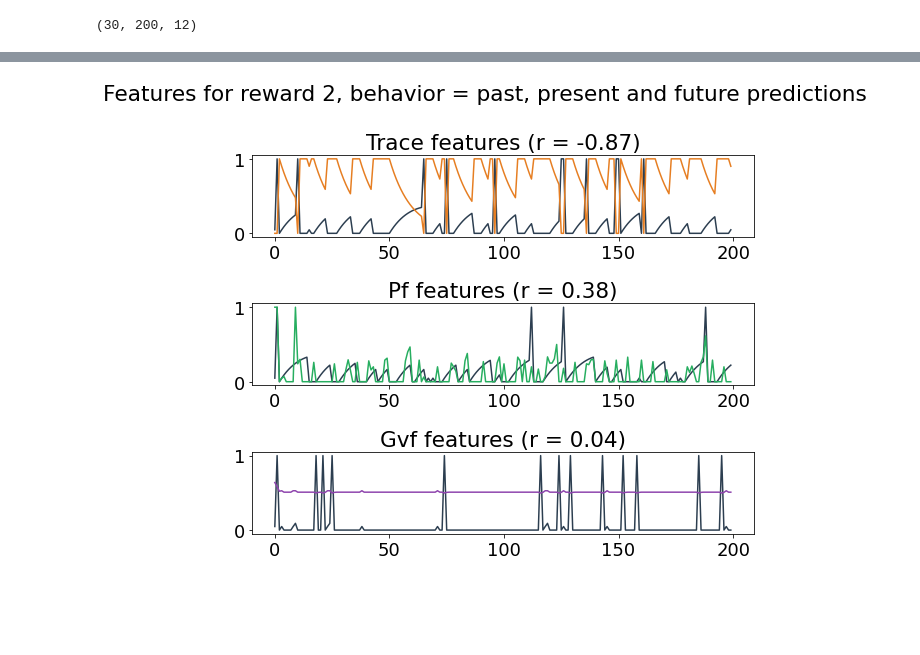
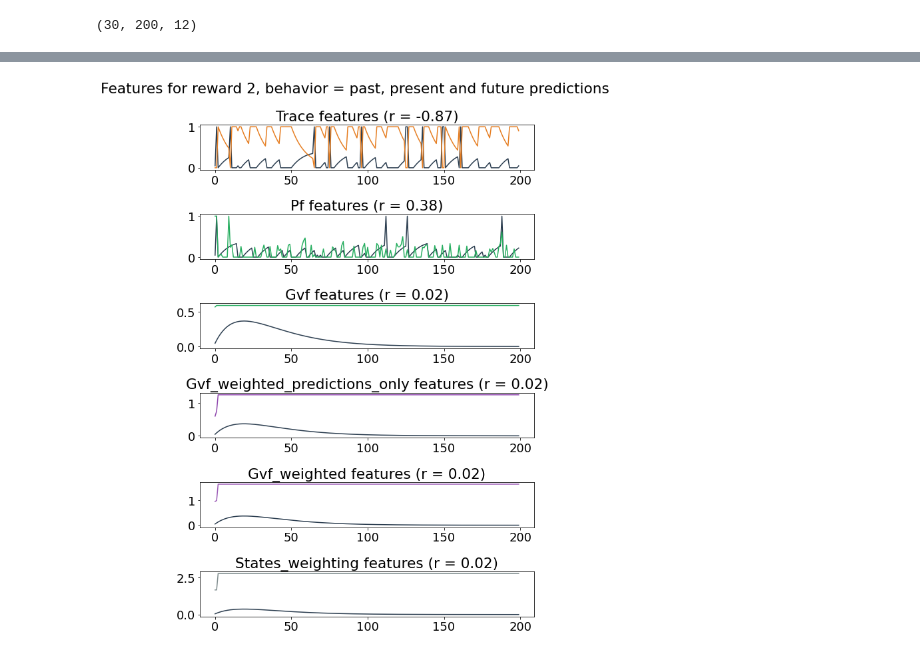
Before and after one commit to taodav/aux-inputs, a Jupyter notebook: analysis/lobster_obs.ipynb, the cells around one changed output, grey strips where cells are left out. Saved outputs shown, nothing was run; the diff lists cells and outputs as text; code cells hidden in the pictures; blank space fills up the shorter version.

```diff
--- a/analysis/lobster_obs.ipynb
+++ b/analysis/lobster_obs.ipynb
@@ -37,7 +37,7 @@ for k, corr in all_corr.items():
 # %%
 # plotting raw predictions
 gt_color = "#2c3e50"
-other_colors = ["#e67e22", "#27ae60", "#8e44ad"]
+other_colors = ["#e67e22", "#27ae60", "#8e44ad", "#9b59b6"]
 batch_idx = 0
 
 
@@ -74,22 +91,47 @@ gt_gvf_other_predictions = all_other_obs['2e_2g'][:, :, [4, 7]]
 
 trace_other_predictions = all_other_obs['2o'][:, :, [3, 6]]
 gvf_other_predictions = all_other_obs['2g'][:, :, -2:]
+gvf_predictions_only = all_other_obs['2t_prediction']
+gvf_state = all_other_obs['2t_state']
 
 pf_other_r1_predictions = np.sum(all_other_obs['2pb'][:, :, [1, 5, 9]], axis=-1)
 pf_other_r2_predictions = np.sum(all_other_obs['2pb'][:, :, [3, 7, 11]], axis=-1)
 
 pf_other_predictions = np.stack([pf_other_r1_predictions, pf_other_r2_predictions], axis=-1)
 
+
+
+zero_states = gvf_state[:, :-1, 0] == 0
+one_states = gvf_state[:, :-1, 0] == 1
+two_states = gvf_state[:, :-1, 0] == 2
+
+zero_states_weighting = zero_states * 0.6 + ~zero_states
+
+r2_one_states_weighting = one_states * (0.6 ** 2) + ~one_states
+r2_two_states_weighting = two_states + ~two_states
+r2_states_weighting = zero_states_weighting * r2_one_states_weighting * r2_two_states_weighting
+
+r1_one_states_weighting = one_states + ~one_states
+r1_two_states_weighting = two_states * (0.6 ** 2) + ~two_states
+r1_states_weighting = zero_states_weighting * r1_one_states_weighting * r1_two_states_weighting
+
+states_weighting = np.stack([r1_states_weighting, r2_states_weighting], axis=-1)
+other_colors = ["#e67e22", "#27ae60", "#8e44ad", "#9b59b6"]
+
 all_predictions = [
-    ('trace', trace_other_predictions, gt_trace_other_predictions),
-    ('pf', pf_other_predictions, gt_pf_other_predictions),
-    ('gvf', gvf_other_predictions, gt_gvf_other_predictions),
+    ('trace', trace_other_predictions, gt_trace_other_predictions, "#e67e22"),
+    ('pf', pf_other_predictions, gt_pf_other_predictions, "#27ae60"),
+    ('gvf', gvf_other_predictions, gt_gvf_other_predictions, "#27ae60"),
+    ('gvf_weighted_predictions_only', gvf_predictions_only / states_weighting, gt_gvf_other_predictions, "#8e44ad"),
+    ('gvf_weighted', gvf_other_predictions / states_weighting, gt_gvf_other_predictions, "#9b59b6"),
+    ('states_weighting', 1/states_weighting, gt_gvf_other_predictions, "#7f8c8d"),
+
 ]
 # %%
 all_other_corr = {}
 reward_idx = 1
 
-for algo, other_predictions, gt_predictions in all_predictions:
+for algo, other_predictions, gt_predictions, _ in all_predictions:
     all_other_corr[algo] = []
     for b in range(gt_predictions.shape[0]):
         corr = np.corrcoef(other_predictions[b, :, reward_idx], gt_predictions[b, :, reward_idx])[0, 1]
@@ -99,21 +141,21 @@ all_other_avg_corr = {}
 for k, corr in all_other_corr.items():
     all_other_avg_corr[k] = np.average(corr)
 # %%
-fig, axes = plt.subplots(3)
-fig.set_size_inches(8, 7)
+fig, axes = plt.subplots(len(all_predictions))
+fig.set_size_inches(8, len(all_predictions) * 2)
 
-for i, (algo, predictions, gt_other_predictions) in enumerate(all_predictions):
+for i, (algo, predictions, gt_other_predictions, color) in enumerate(all_predictions):
     gt_to_plot = gt_other_predictions[batch_idx, :, reward_idx]
     pred_to_plot = predictions[batch_idx, :, reward_idx]
     x = np.arange(gt_to_plot.shape[0])
 
     axes[i].plot(x, gt_to_plot, color=gt_color)
-    axes[i].plot(x, pred_to_plot, color=other_colors[i])
+    axes[i].plot(x, pred_to_plot, color=color)
     axes[i].set_title(f"{algo.capitalize()} features (r = {all_other_avg_corr[algo]:.2f})")
 
     axes[i].set_xticks([0, 50, 100, 150, 200])
 
 fig.suptitle(f"Features for reward {reward_idx + 1}, behavior = past, present and future predictions")
 fig.tight_layout()
 # %% [output]
-[figure, old version]
+[figure, new version]
```
Also changed, not shown: parts of 3 cells of this notebook, 32 other files.
